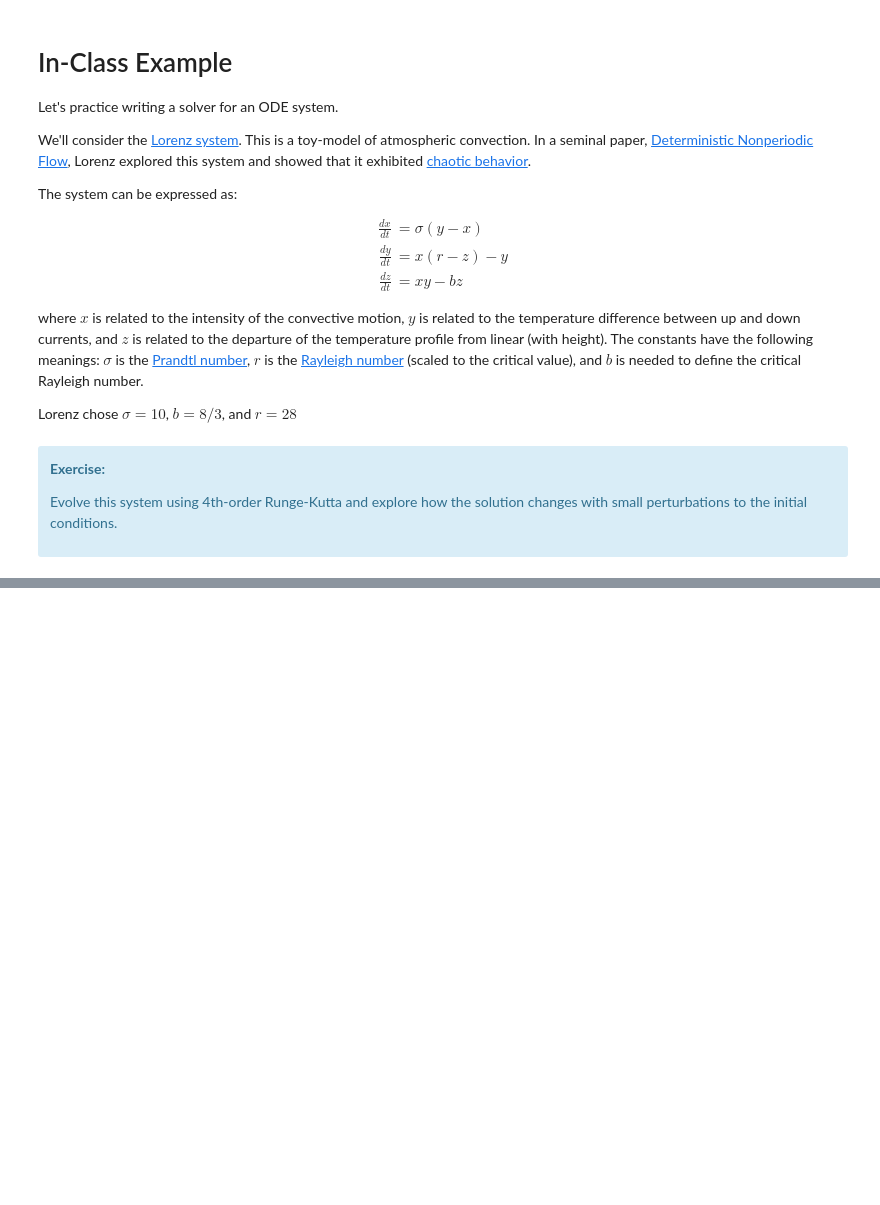
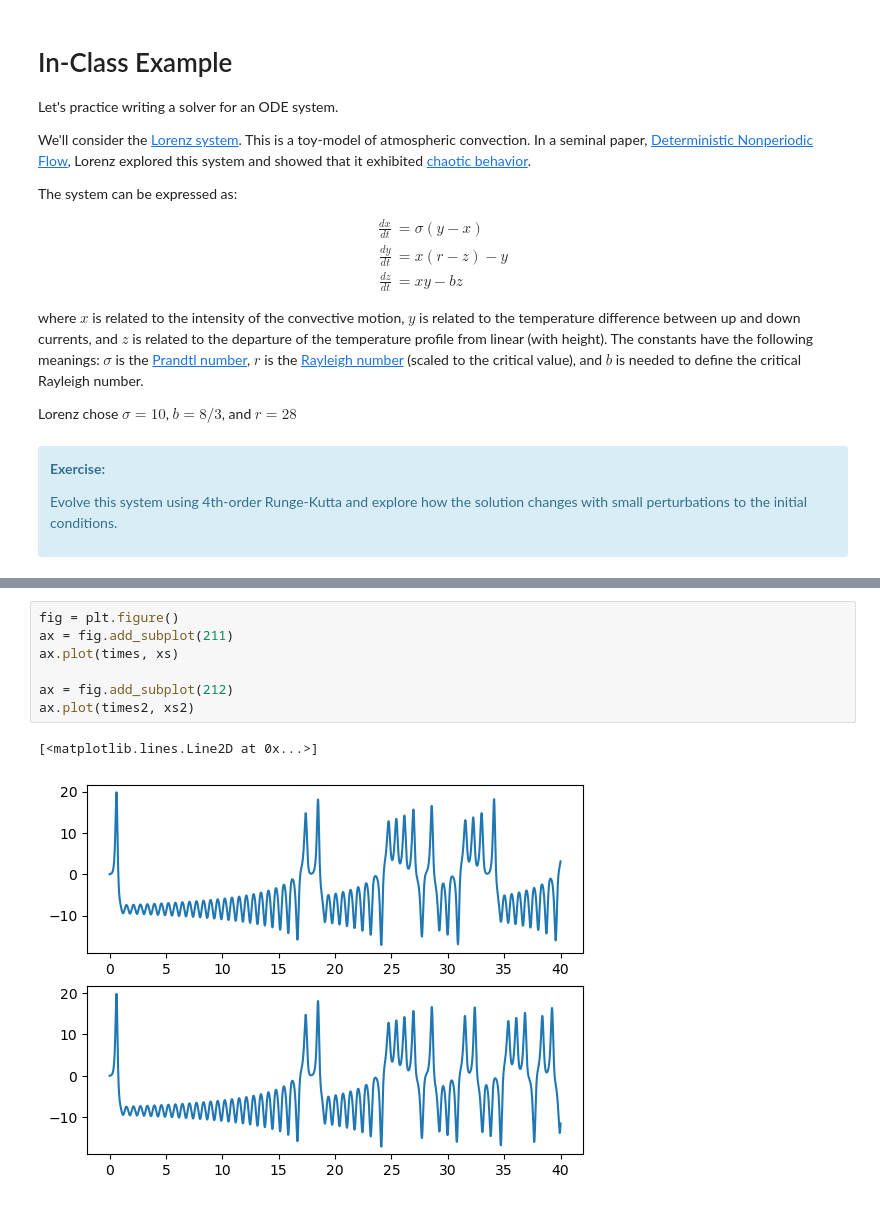
Before and after one commit to zingale/computational_astrophysics, a Jupyter notebook: content/ODEs/inclass-lorenz.ipynb, the cells around one changed output, grey strips where cells are left out. Saved outputs shown, nothing was run; the diff lists cells and outputs as text; blank space fills up the shorter version.

```diff
--- a/content/ODEs/inclass-lorenz.ipynb
+++ b/content/ODEs/inclass-lorenz.ipynb
@@ -25,0 +115,10 @@ Evolve this system using 4th-order Runge-Kutta and explore how the solution chan
+# %%
+fig = plt.figure()
+ax = fig.add_subplot(211)
+ax.plot(times, xs)
+
+ax = fig.add_subplot(212)
+ax.plot(times2, xs2)
+# %% [output]
+[<matplotlib.lines.Line2D at 0x...>]
+[figure, added]
```
Also changed, not shown: parts of 10 cells of this notebook.
